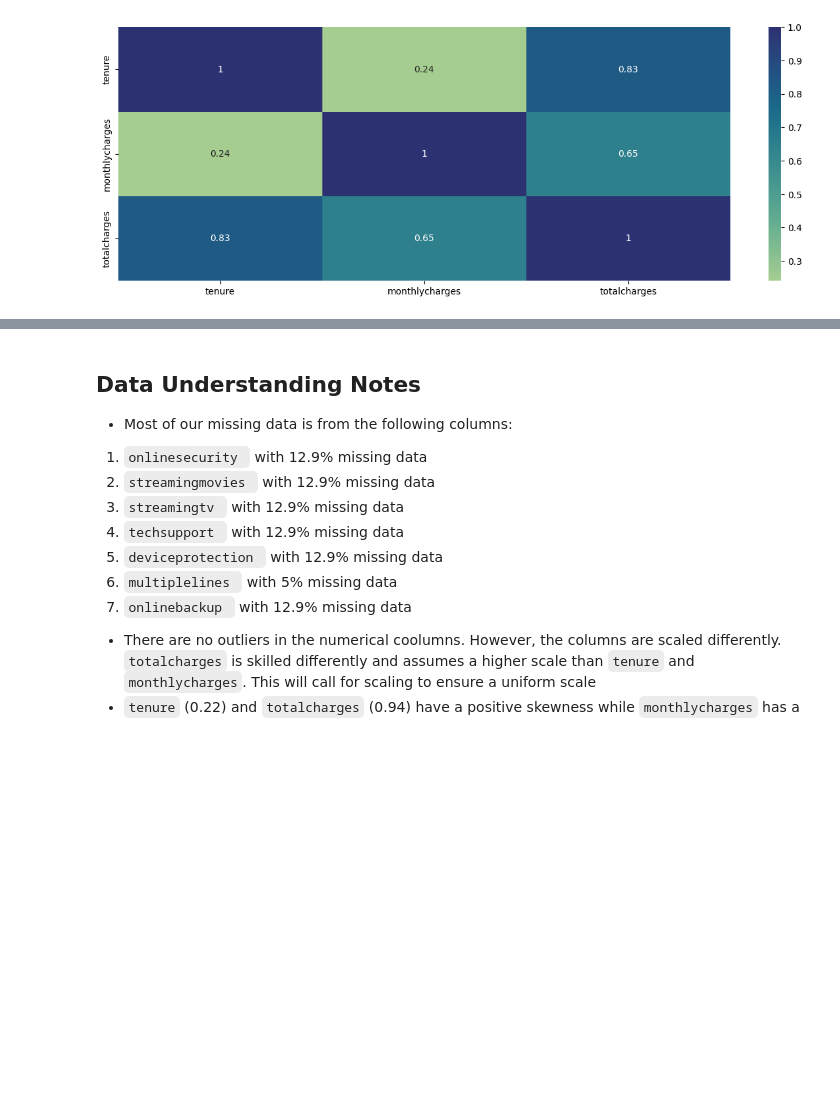
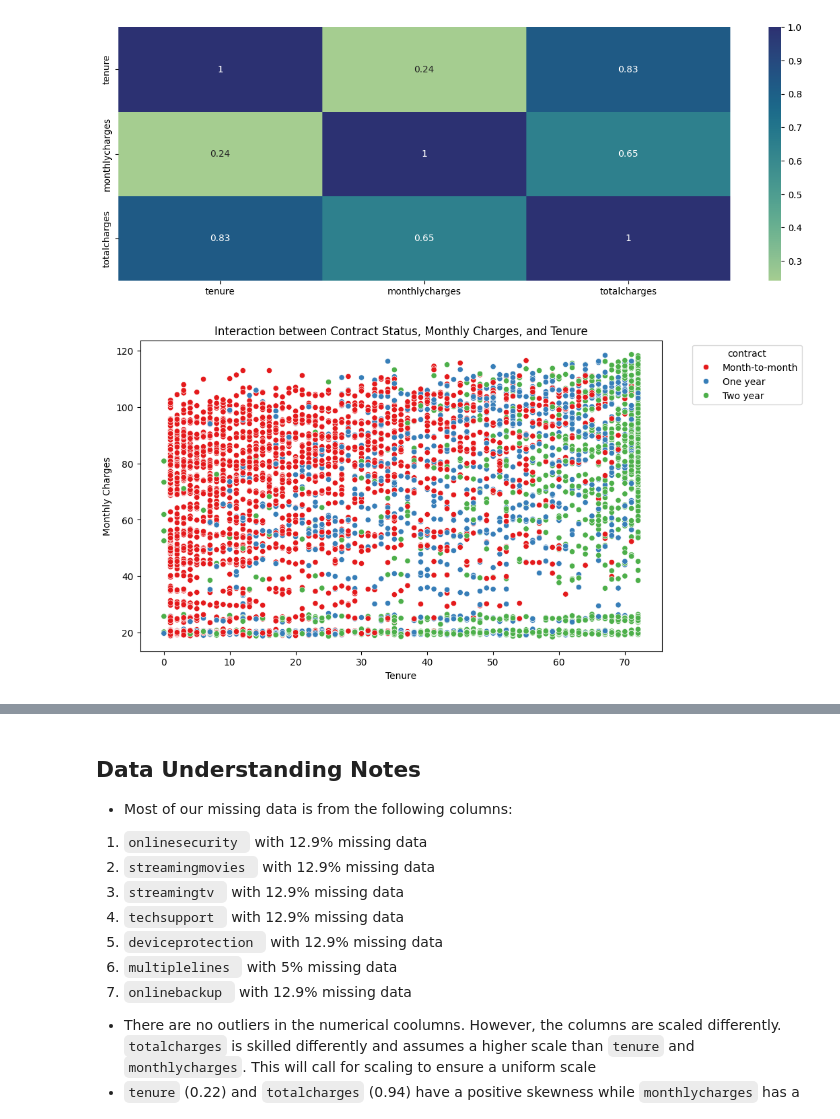
Before and after one commit to murithidenisgitobu/Vodafone_Corporation_Customer_Churn_Prediction, a Jupyter notebook: Customer_Churn_Prediction_Notebook.ipynb, the cells around one changed output, grey strips where cells are left out. Drawn from its saved outputs; the diff is of its cells as text; code cells hidden in the pictures; blank space fills up the shorter version.

```diff
--- a/Customer_Churn_Prediction_Notebook.ipynb
+++ b/Customer_Churn_Prediction_Notebook.ipynb
@@ -480,3 +480,15 @@ sns.heatmap(data=train_data.select_dtypes('number').corr(),cmap='crest', annot=T
 plt.show()
 # %% [output]
 [figure]
+# %%
+# Create a scatter plot with color encoding for contract status
+plt.figure(figsize=(10, 6))
+sns.scatterplot(x='tenure', y='monthlycharges', data=train_data, hue='contract', palette='Set1')
+plt.title("Interaction between Contract Status, Monthly Charges, and Tenure")
+plt.xlabel("Tenure")
+plt.ylabel("Monthly Charges")
+# Move the legend outside of the chart
+plt.legend(title='contract', bbox_to_anchor=(1.05, 1), loc='upper left')
+plt.show()
+# %% [output]
+[figure, added]
```
Also changed, not shown: parts of 2 cells of this notebook.
